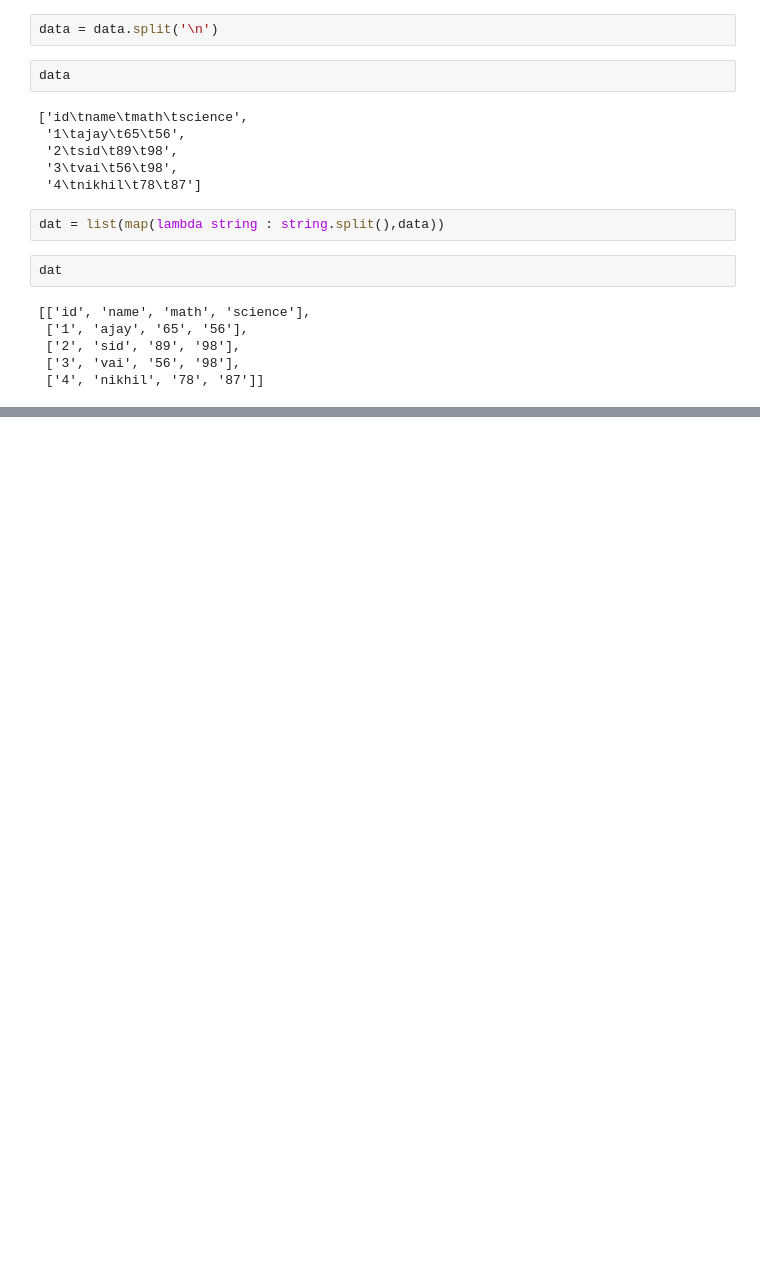
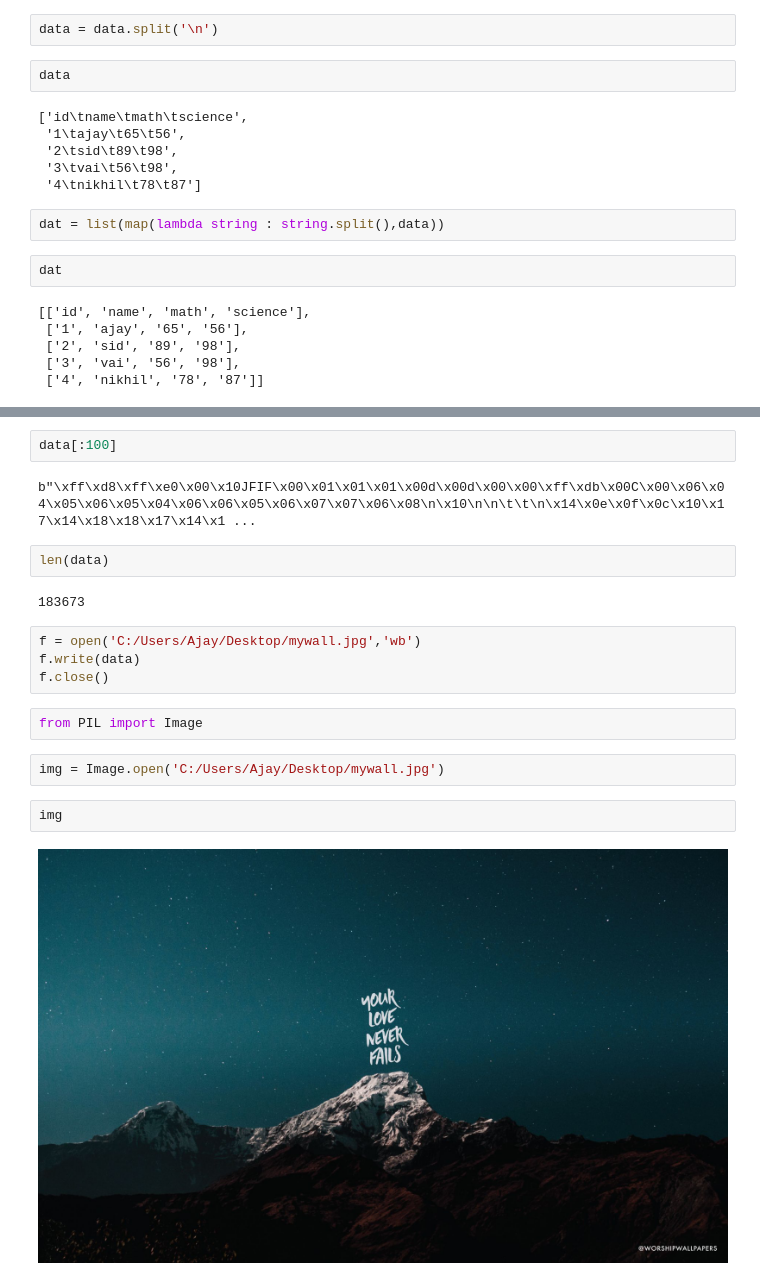
Before and after one commit to ajayyadav1998/Python-9am, a Jupyter notebook: file handling in python.ipynb, the cells around one changed output, grey strips where cells are left out. Cells and saved outputs as stored; diff of their text form; blank space fills up the shorter version.

```diff
--- a/file handling in python.ipynb
+++ b/file handling in python.ipynb
@@ -265,0 +374,20 @@ id      name    math    science
+# %%
+data[:100]
+# %% [output]
+b"\xff\xd8\xff\xe0\x00\x10JFIF\x00\x01\x01\x01\x00d\x00d\x00\x00\xff\xdb\x00C\x00\x06\x04\x05\x06\x05\x04\x06\x06\x05\x06\x07\x07\x06\x08\n\x10\n\n\t\t\n\x14\x0e\x0f\x0c\x10\x17\x14\x18\x18\x17\x14\x1 ...
+# %%
+len(data)
+# %% [output]
+183673
+# %%
+f = open('C:/Users/Ajay/Desktop/mywall.jpg','wb')
+f.write(data)
+f.close()
+# %%
+from PIL import Image
+# %%
+img = Image.open('C:/Users/Ajay/Desktop/mywall.jpg')
+# %%
+img
+# %% [output]
+[figure, added]
```
Also changed, not shown: parts of 20 cells of this notebook, 1 other file.
